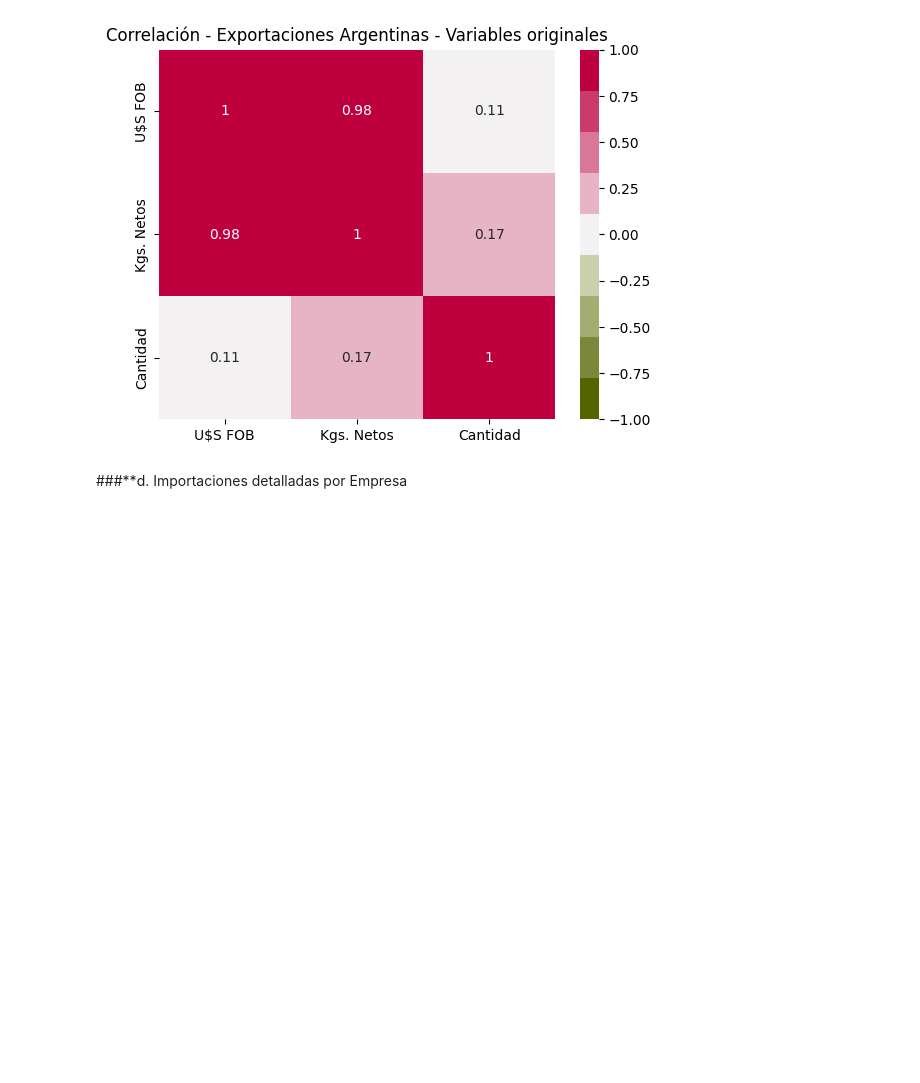
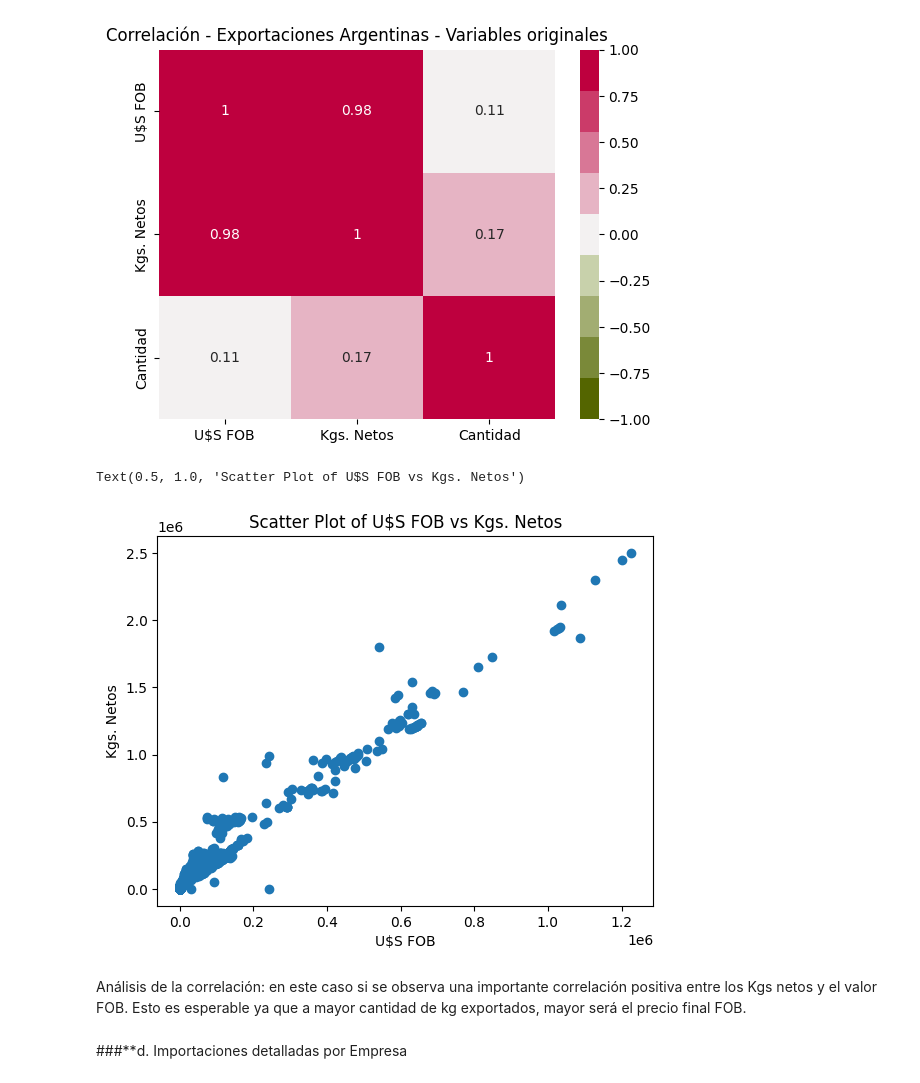
Before and after one commit to Renata-Bilotti/Hackatho-Grupo-4, a Jupyter notebook: Hacathon_Grupo_4_Mercado_de_Alfalfa.ipynb, the cells around one changed output. Saved outputs shown, nothing was run; the diff lists cells and outputs as text; code cells hidden in the pictures; blank space fills up the shorter version.

```diff
--- a/Hacathon_Grupo_4_Mercado_de_Alfalfa.ipynb
+++ b/Hacathon_Grupo_4_Mercado_de_Alfalfa.ipynb
@@ -667,6 +707,16 @@ plt.title('Correlación - Exportaciones Argentinas - Variables originales')
 plt.show()
 # %% [output]
 [figure]
+# %%
+plt.scatter(df_expo_arg['U$S FOB'], df_expo_arg['Kgs. Netos'])
+plt.xlabel('U$S FOB')
+plt.ylabel('Kgs. Netos')
+plt.title('Scatter Plot of U$S FOB vs Kgs. Netos')
+# %% [output]
+Text(0.5, 1.0, 'Scatter Plot of U$S FOB vs Kgs. Netos')
+[figure, added]
+# %% [markdown]
+Análisis de la correlación: en este caso si se observa una importante correlación positiva entre los Kgs netos y el valor FOB. Esto es esperable ya que a mayor cantidad de kg exportados, mayor será el precio final FOB.
 # %% [markdown]
 ###**d. Importaciones detalladas por Empresa
 # %%
```
Also changed, not shown: parts of 30 cells of this notebook.
